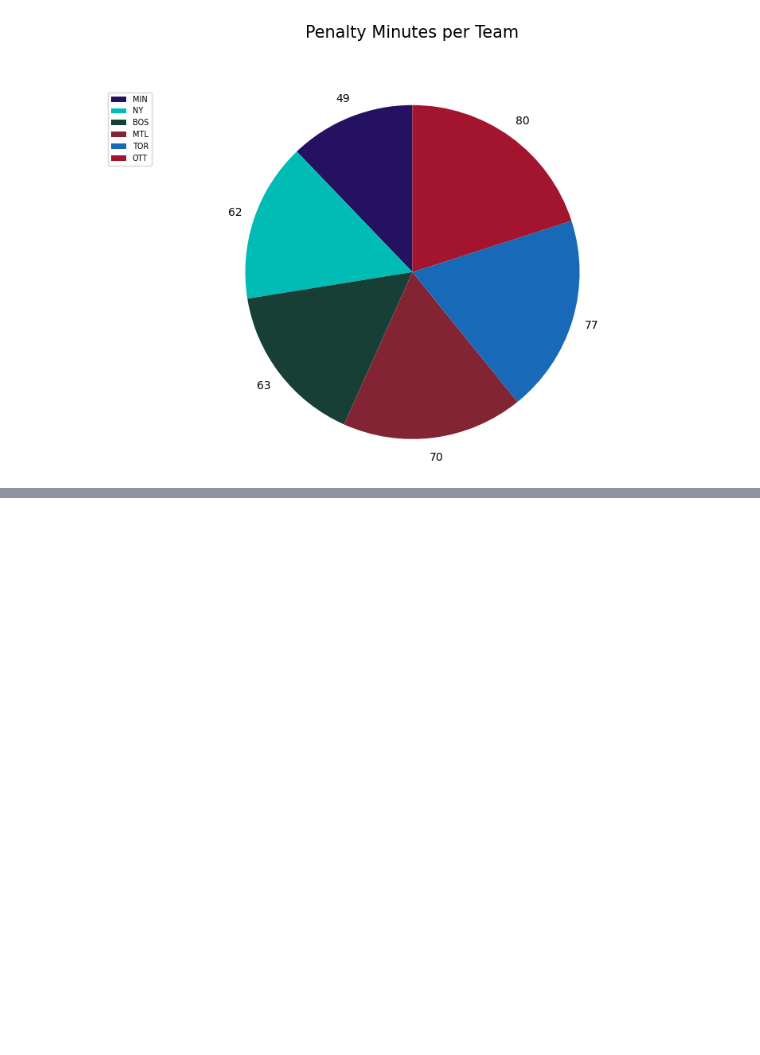
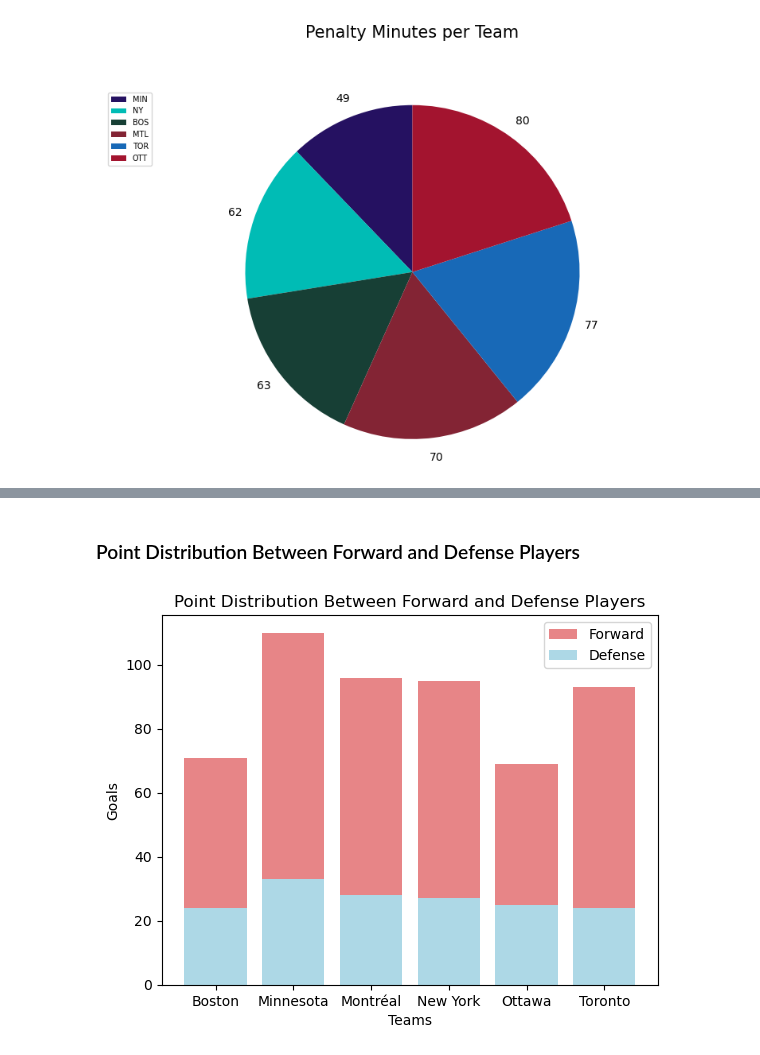
Before and after one commit to AGasconAfriat/pwhl_data-analysis, a Jupyter notebook: visualizations.ipynb, the cells around one changed output, grey strips where cells are left out. Cells and saved outputs as stored; diff of their text form; code cells hidden in the pictures; blank space fills up the shorter version.

```diff
--- a/visualizations.ipynb
+++ b/visualizations.ipynb
@@ -190,3 +223,36 @@ plt.show()
+# %% [markdown]
+### Point Distribution Between Forward and Defense Players
+# %%
+categories = []
+subcategories = ['Defense', 'Forward']
+data_list = []
+colors = ["#ADD8E6", "#E78587"]
+
+for team, details in teams.items():
+    categories.append(details["location"])
+    def_goals = (df[(df["position"] == "defense") & (df["team"] == team)])["points"].sum()
+    fw_goals = (df[(df["position"] == "forward") & (df["team"] == team)])["points"].sum()
+    data_list.append([def_goals, fw_goals])
+
+data = np.array(data_list)
+
+# Plotting
+fig, ax = plt.subplots()
+
+# Create stacked bars
+for i in range(data.shape[1]):
+    ax.bar(categories, data[:, i], bottom=np.sum(data[:, :i], axis=1), label=subcategories[i], color=colors[i])
+
+# Adding labels and title
+ax.set_xlabel('Teams')
+ax.set_ylabel('Goals')
+ax.set_title('Point Distribution Between Forward and Defense Players')
+ax.legend(reverse=True) #setting reverse to True so the higher part of each stacked bar (corresponds to the top of the legend box
+
+# Display the chart
+plt.show()
+# %% [output]
+[figure, added]
 # %% [markdown]
 ### TODO
 
```
Also changed, not shown: parts of 4 cells of this notebook.
